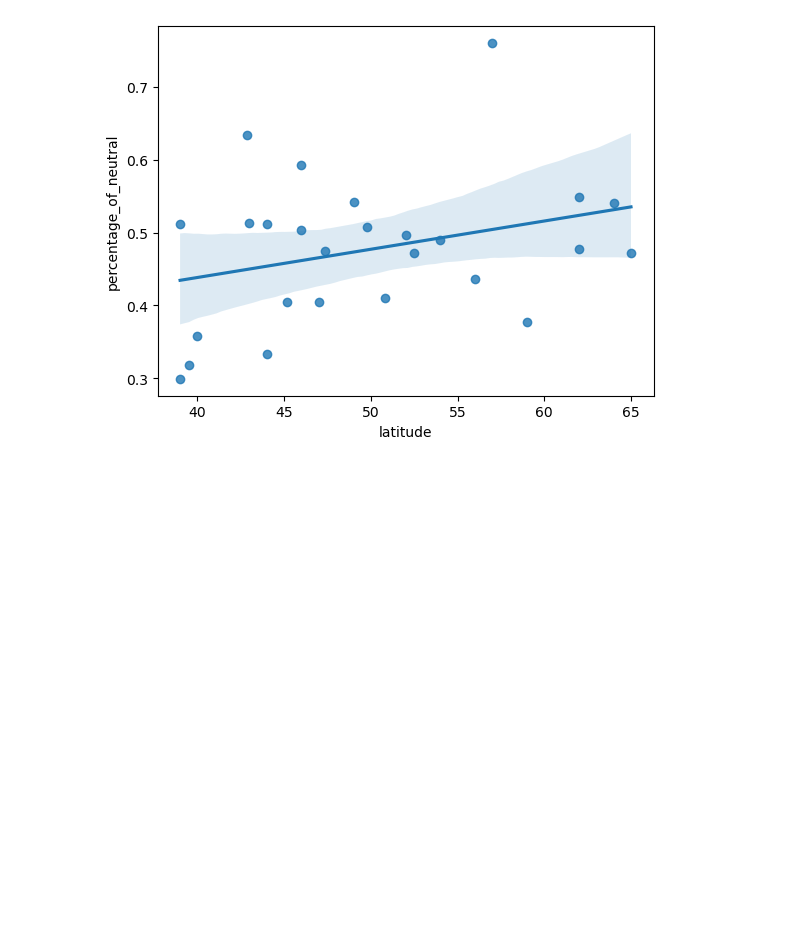
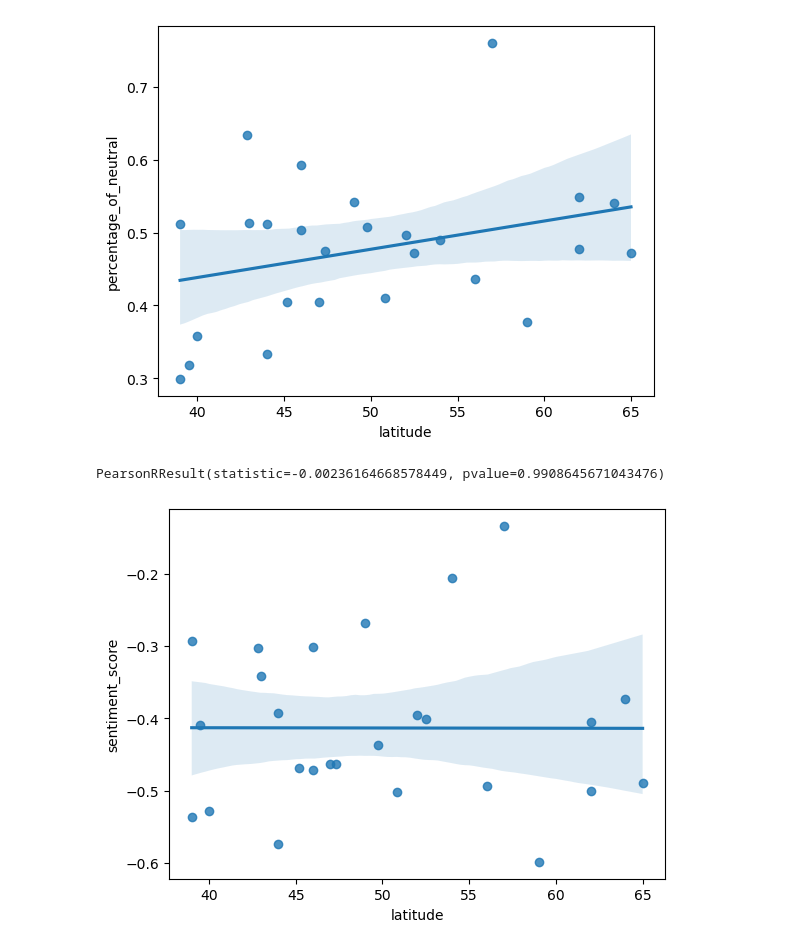
Before and after one commit to clarinsi/parlasent_analysis, a Jupyter notebook: basic_country_stats.ipynb, the cells around one changed output. Drawn from its saved outputs; the diff is of its cells as text; code cells hidden in the pictures; blank space fills up the shorter version.

```diff
--- a/basic_country_stats.ipynb
+++ b/basic_country_stats.ipynb
@@ -1,10 +1,13 @@
 # %%
-!wget https://huggingface.co/datasets/5roop/parlasent_data/resolve/main/speeches.csv.tar.gz
 import pandas as pd
 from pathlib import Path
 import seaborn as sns
 from scipy.stats import pearsonr
-df = pd.read_csv("speeches.csv.tar.gz")
+
+if not Path("speeches.csv.zip").exists():
+    from os import system
+    system("wget https://huggingface.co/datasets/5roop/parlasent_data/resolve/main/speeches.csv.zip")
+df = pd.read_csv("speeches.csv.zip")
 # %%
 countries = ["AT", "BA", "BE", "BG", "CZ", "DK", "EE", "ES-CT", "ES-GA", "ES-PV", "ES", "FI", "FR", "GB", "GR", "HR", "HU", "IS", "IT", "LV", "NL", "NO", "PL", "PT", "RS", "SE", "SI", "TR", "UA", ]
 latitudes = [ 47.33, 44, 50.83, 43, 49.75, 56, 59, 40, 40, 40, 40, 64, 46, 54, 39, 45.17, 47, 65, 42.83, 57, 52.5, 62, 52, 39.5, 44, 62, 46, 39, 49,]
@@ -57,12 +60,14 @@ gb1.columns = "country average_sentiment percentage_of_positive percentage_of_ne
 
 
 
-gb2 = df.groupby(["country", "Speaker_gender"]).agg({
-    "logits_pondered": "mean"
-}).reset_index()
+# gb2 = df.groupby(["country", "Speaker_gender"]).agg({
+#     "logits_pondered": "mean"
+# }).reset_index()
 
 gb1["latitude"] = [mapper.get(i) for i in gb1.country]
 gb1["PIGS"] = gb1.country.isin(["PT", "IT", "GR", "ES"])
+gb1["sentiment_score"] = gb1.percentage_of_positive - gb1.percentage_of_negative
+gb1["positivity_score"] = gb1.sentiment_score / (gb1.percentage_of_positive + gb1.percentage_of_negative)
 gb1
 # %% [output]
 A value is trying to be set on a copy of a slice from a DataFrame.
@@ -141,3 +146,21 @@ pearsonr(
 # %% [output]
 PearsonRResult(statistic=0.30650188130858363, pvalue=0.1277786099896137)
 [figure]
+# %%
+sns.regplot(
+    data=gb1,
+    x="latitude",
+    y="sentiment_score",
+    # hue="PIGS"
+    # kind="scatter",
+)
+
+
+pearsonr(
+    gb1.latitude,
+    gb1.sentiment_score,
+
+)
+# %% [output]
+PearsonRResult(statistic=-0.00236164668578449, pvalue=0.9908645671043476)
+[figure, added]
```
Also changed, not shown: parts of 2 cells of this notebook, 6 other files.
